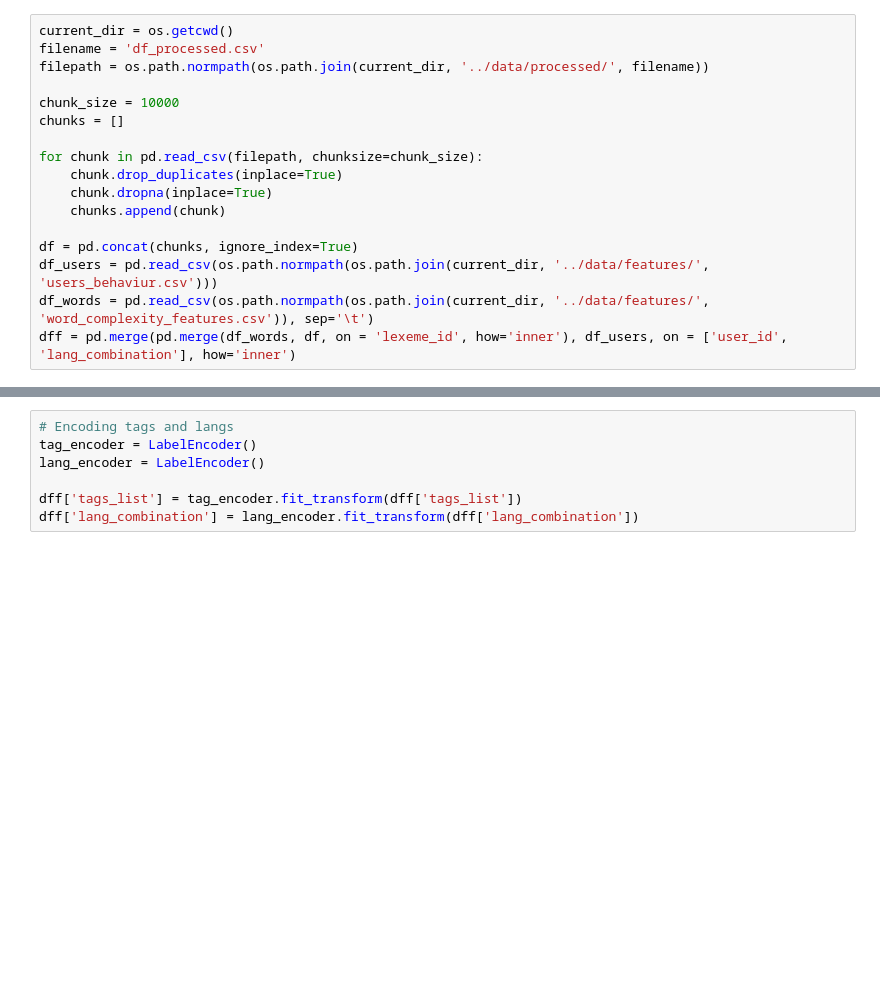
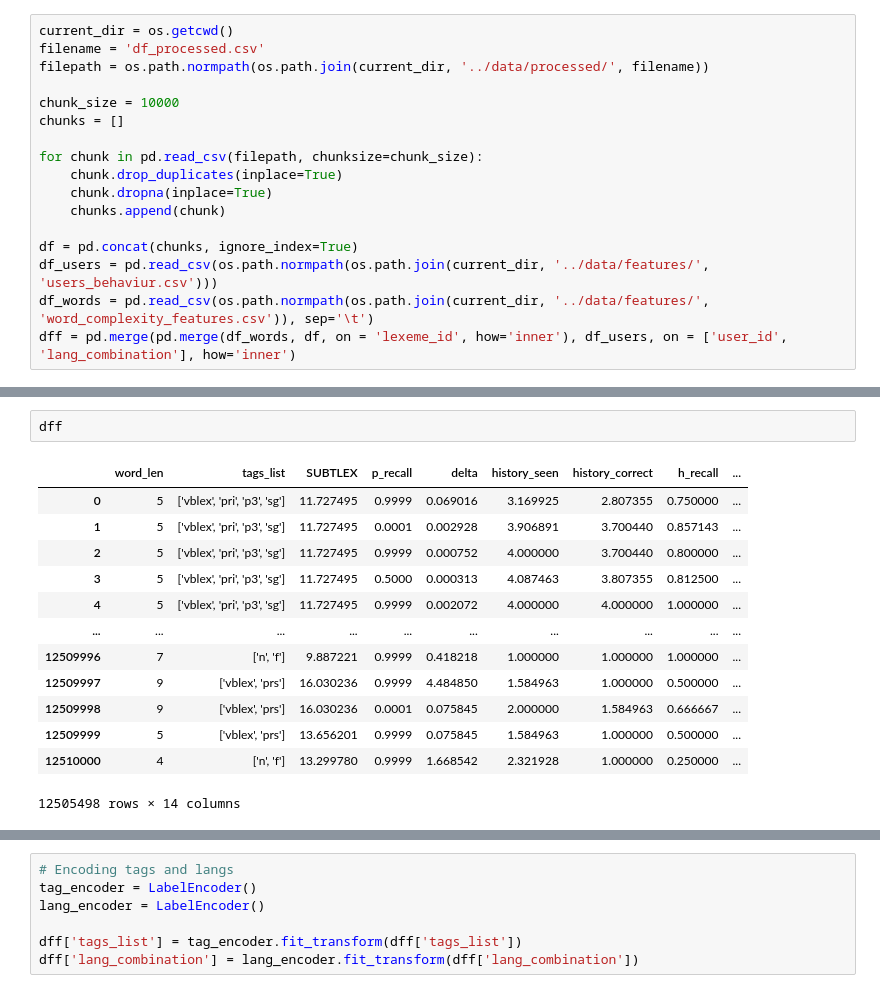
Before and after one commit to juliakubisa/spaced_repetition_algorithm, a Jupyter notebook: notebooks/neural_network_halflife.ipynb, the cells around one changed output, grey strips where cells are left out. Drawn from its saved outputs; the diff is of its cells as text; blank space fills up the shorter version.

```diff
--- a/notebooks/neural_network_halflife.ipynb
+++ b/notebooks/neural_network_halflife.ipynb
@@ -58,0 +113,16 @@ dff['half_life'] = hclip(-dff['delta']/np.log2(dff['p_recall']))
+# %%
+dff
+# %% [output]
+|  | word_len | tags_list | SUBTLEX | p_recall | delta | history_seen | history_correct | h_recall | ... |
+| 0 | 5 | ['vblex', 'pri', 'p3', 'sg'] | 11.727495 | 0.9999 | 0.069016 | 3.169925 | 2.807355 | 0.750000 | ... |
+| 1 | 5 | ['vblex', 'pri', 'p3', 'sg'] | 11.727495 | 0.0001 | 0.002928 | 3.906891 | 3.700440 | 0.857143 | ... |
+| 2 | 5 | ['vblex', 'pri', 'p3', 'sg'] | 11.727495 | 0.9999 | 0.000752 | 4.000000 | 3.700440 | 0.800000 | ... |
+| 3 | 5 | ['vblex', 'pri', 'p3', 'sg'] | 11.727495 | 0.5000 | 0.000313 | 4.087463 | 3.807355 | 0.812500 | ... |
+| 4 | 5 | ['vblex', 'pri', 'p3', 'sg'] | 11.727495 | 0.9999 | 0.002072 | 4.000000 | 4.000000 | 1.000000 | ... |
+| ... | ... | ... | ... | ... | ... | ... | ... | ... | ... |
+| 12509996 | 7 | ['n', 'f'] | 9.887221 | 0.9999 | 0.418218 | 1.000000 | 1.000000 | 1.000000 | ... |
+| 12509997 | 9 | ['vblex', 'prs'] | 16.030236 | 0.9999 | 4.484850 | 1.584963 | 1.000000 | 0.500000 | ... |
+| 12509998 | 9 | ['vblex', 'prs'] | 16.030236 | 0.0001 | 0.075845 | 2.000000 | 1.584963 | 0.666667 | ... |
+| 12509999 | 5 | ['vblex', 'prs'] | 13.656201 | 0.9999 | 0.075845 | 1.584963 | 1.000000 | 0.500000 | ... |
+| 12510000 | 4 | ['n', 'f'] | 13.299780 | 0.9999 | 1.668542 | 2.321928 | 1.000000 | 0.250000 | ... |
+12505498 rows × 14 columns
```
Also changed, not shown: parts of 26 cells of this notebook.
